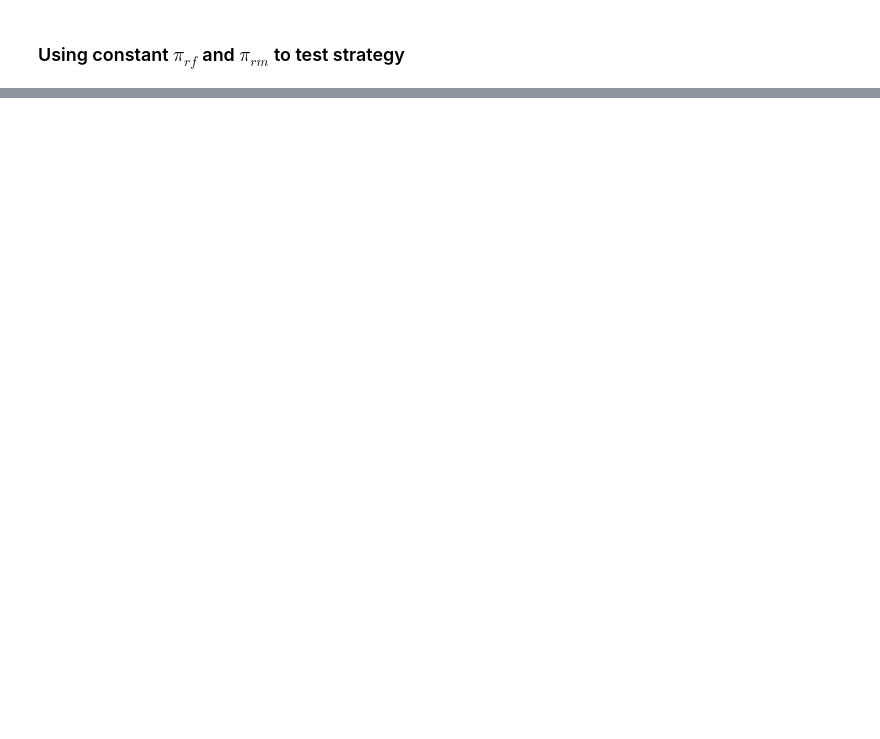
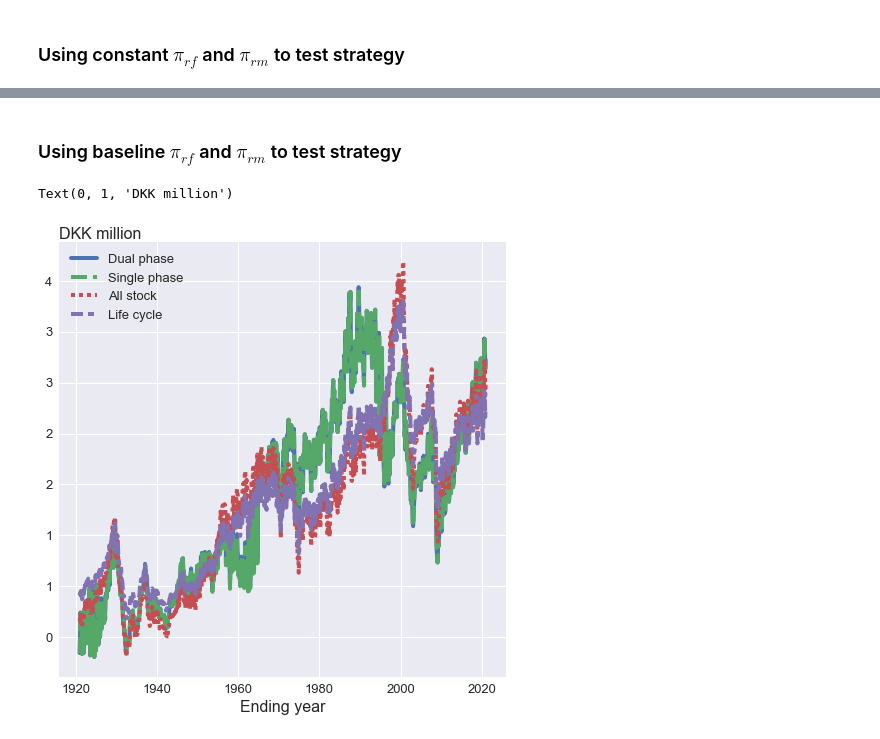
Before and after one commit to neriksen/applied_finance, a Jupyter notebook: shiller.ipynb, the cells around one changed output, grey strips where cells are left out. Saved outputs shown, nothing was run; the diff lists cells and outputs as text; code cells hidden in the pictures; blank space fills up the shorter version.

```diff
--- a/shiller.ipynb
+++ b/shiller.ipynb
@@ -155,3 +148,5 @@ Text(0, 1, '%')
+# %% [markdown]
+### Using baseline $\pi_{rf}$ and $\pi_{rm}$ to test strategy
 # %%
 final_wealth = []
 
@@ -180,2 +178,18 @@ for year in range(1901, 1971):
         final_wealth.extend([shiller_return.loc[600, ['dual_phase', 'single_phase', '100', '9050']].values])
         #assert((returns == df.loc[begin:end, 'sp_return'].values).all)
+# %%
+shiller_results = pd.DataFrame(final_wealth, columns=['dual_phase', 'single_phase', '100', '9050'],
+                              index = pd.date_range('1921-01-01', '2020-12-01', freq='MS'))
+shiller_results['spread'] = shiller_results['dual_phase']-shiller_results['100']
+# %%
+fig, ax = plt.subplots(1, 1, figsize=(8, 8))
+sns.lineplot(data = shiller_results.loc[:,['dual_phase', 'single_phase', '100', '9050']]/1000000, linewidth = 4, linestyle="solid")      # Levered investments
+ax.legend(['Dual phase', 'Single phase', 'All stock', 'Life cycle'])
+ax.set_xlabel('Ending year')
+ax.get_yaxis().set_major_formatter(
+    matplotlib.ticker.FuncFormatter(lambda x, p: format(int(x), ',')))
+ax.set_ylabel('DKK million', rotation=0, loc='top', labelpad=-96)
+#fig.savefig('Empirical/shiller_result_baseline_pi.png', bbox_inches = 'tight', pad_inches = 0.1)
+# %% [output]
+Text(0, 1, 'DKK million')
+[figure, added]
```
Also changed, not shown: parts of 23 cells of this notebook, 4 other files.
